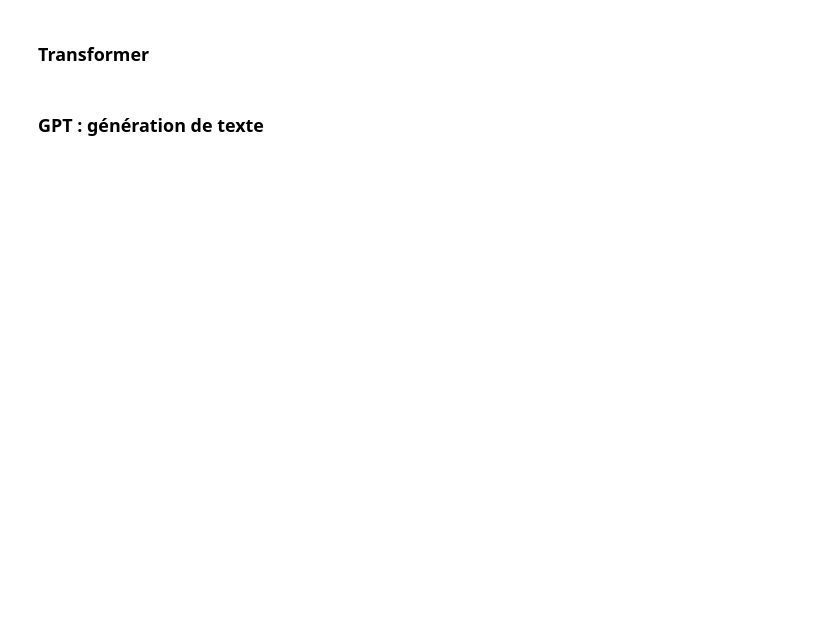
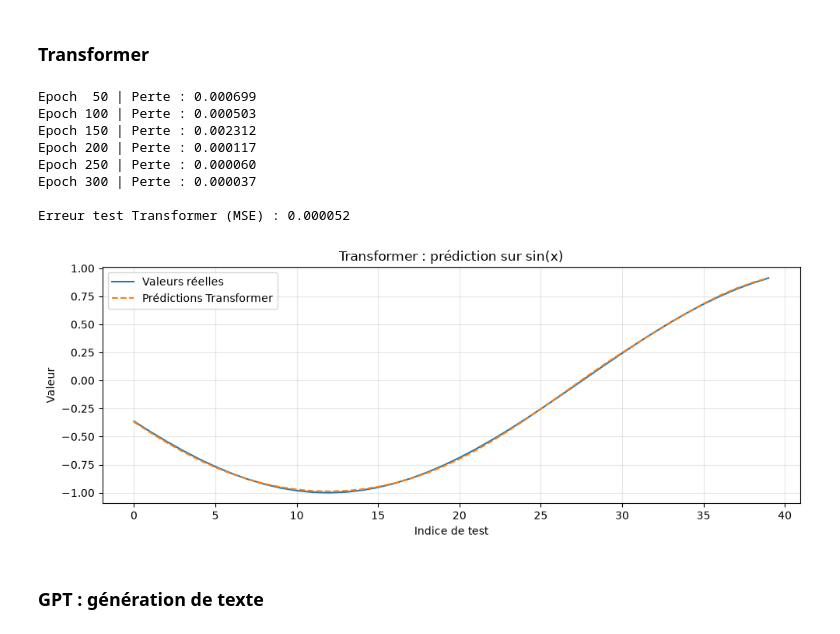
Before and after one commit to Seemo0/IAGEN-Activit-Pratique-N4-Transformer-Arch, a Jupyter notebook: notebooks/modeles_sequence_et_langage.ipynb, the cells around one changed output. Cells and saved outputs as stored; diff of their text form; code cells hidden in the pictures; blank space fills up the shorter version.

```diff
--- a/notebooks/modeles_sequence_et_langage.ipynb
+++ b/notebooks/modeles_sequence_et_langage.ipynb
@@ -128,4 +185,75 @@ Erreur test (MSE) : 0.000028
 # %% [markdown]
 ### Transformer
+# %%
+class MiniTransformer(nn.Module):
+    def __init__(self, longueur_max=10):
+        super().__init__()
+        d_model = 16
+        self.projection = nn.Linear(1, d_model)
+        self.positions = nn.Embedding(longueur_max, d_model)
+
+        couche = nn.TransformerEncoderLayer(
+            d_model=d_model,
+            nhead=2,
+            dim_feedforward=32,
+            dropout=0.0,
+            batch_first=True,
+        )
+        self.encodeur = nn.TransformerEncoder(couche, num_layers=1)
+        self.fc = nn.Linear(d_model, 1)
+
+    def forward(self, x):
+        longueur = x.size(1)
+        x = self.projection(x)
+        indices = torch.arange(longueur, device=x.device)
+        x = x + self.positions(indices).unsqueeze(0)
+        representations = self.encodeur(x)
+        return self.fc(representations[:, -1, :])
+
+
+modele_tr = MiniTransformer(longueur_max=longueur_sequence).to(device)
+optimiseur_tr = torch.optim.Adam(modele_tr.parameters(), lr=0.01)
+
+# Entraînement
+modele_tr.train()
+for epoch in range(300):
+    predictions = modele_tr(X_train)
+    perte = critere(predictions, y_train)
+
+    optimiseur_tr.zero_grad()
+    perte.backward()
+    optimiseur_tr.step()
+
+    if (epoch + 1) % 50 == 0:
+        print(f"Epoch {epoch + 1:3d} | Perte : {perte.item():.6f}")
+
+# Évaluation sur le test
+modele_tr.eval()
+with torch.no_grad():
+    pred_tr = modele_tr(X_test)
+    erreur_test = critere(pred_tr, y_test)
+
+print(f"\nErreur test Transformer (MSE) : {erreur_test.item():.6f}")
+
+plt.figure(figsize=(10, 4))
+plt.plot(y_test.cpu().numpy(), label="Valeurs réelles")
+plt.plot(pred_tr.cpu().numpy(), label="Prédictions Transformer", linestyle="--")
+plt.title("Transformer : prédiction sur sin(x)")
+plt.xlabel("Indice de test")
+plt.ylabel("Valeur")
+plt.legend()
+plt.grid(True, alpha=0.3)
+plt.tight_layout()
+plt.show()
+# %% [output]
+Epoch  50 | Perte : 0.000699
+Epoch 100 | Perte : 0.000503
+Epoch 150 | Perte : 0.002312
+Epoch 200 | Perte : 0.000117
+Epoch 250 | Perte : 0.000060
+Epoch 300 | Perte : 0.000037
+
+Erreur test Transformer (MSE) : 0.000052
+[figure, added]
 # %% [markdown]
 ### GPT : génération de texte
```
Also changed, not shown: parts of 4 cells of this notebook.
